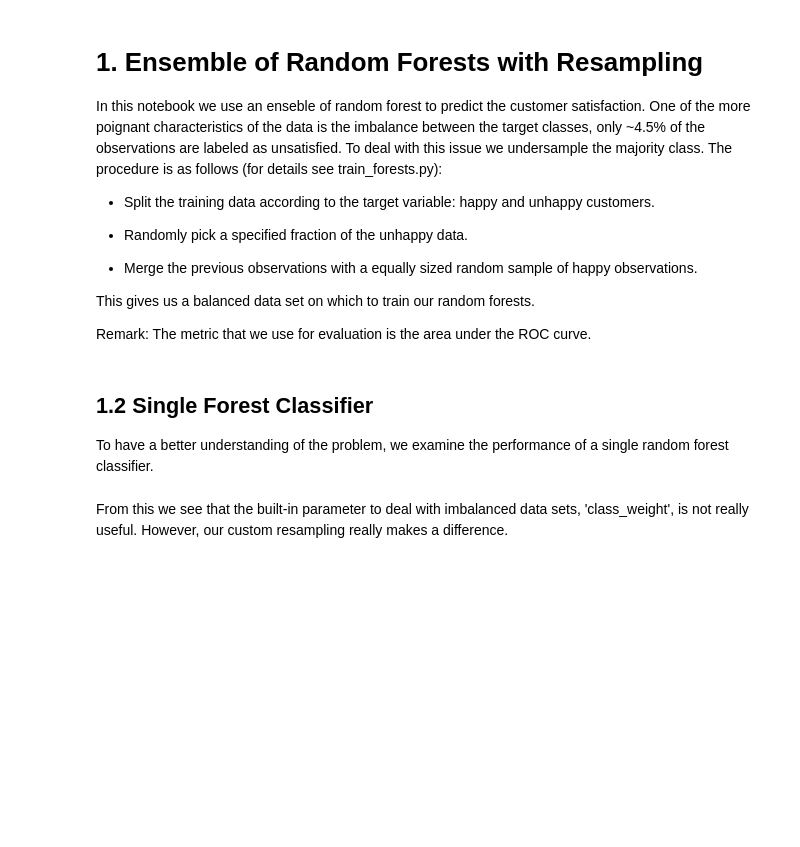
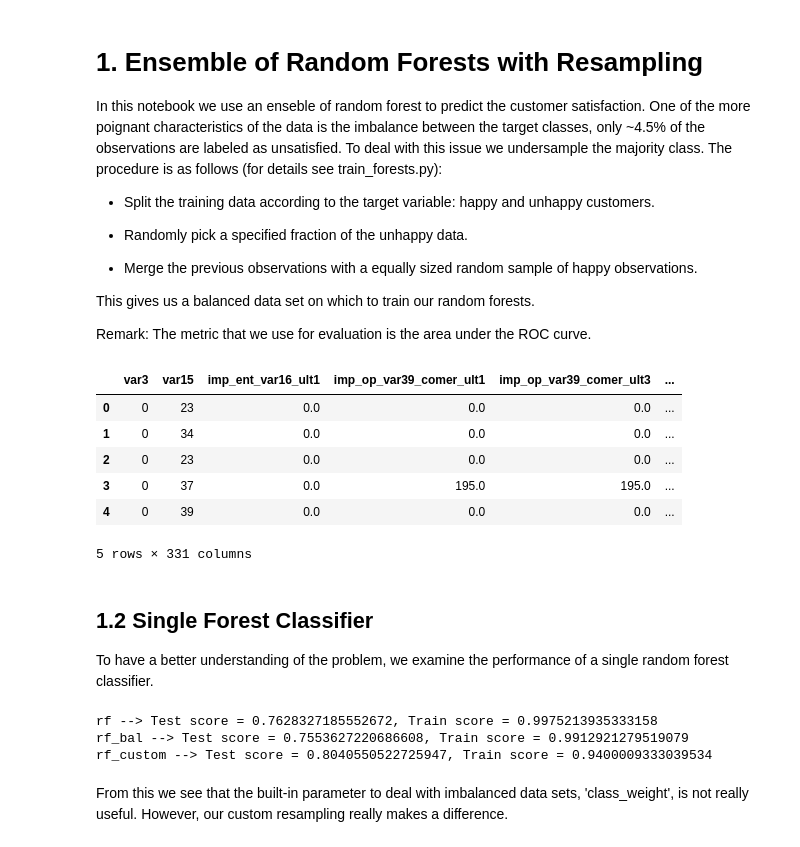
Before and after one commit to martinci/santander-2016, a Jupyter notebook: Random Forests.ipynb, the cells around one changed output. Drawn from its saved outputs; the diff is of its cells as text; code cells hidden in the pictures; blank space fills up the shorter version.

```diff
--- a/Random Forests.ipynb
+++ b/Random Forests.ipynb
@@ -29,13 +29,25 @@ from process_data import process, create_submission, drop_columns
 from train_forests import trainForests, mean_ensemble
 # %%
 #data = pd.read_csv('data/train_saldo.csv')
-data = pd.read_csv('data/train_extended_saldo.csv')
+#data = pd.read_csv('data/train_extended_saldo.csv')
+data = pd.read_csv('data/train.csv')
+process(data)
 # %%
 train, test = train_test_split(data, test_size = 0.2, random_state = 42)
 # %%
 X_train, Y_train = train.ix[:,:-1], train['TARGET']
 # %%
 X_test, Y_test = test.ix[:,:-1], test['TARGET']
+# %%
+data.head()
+# %% [output]
+|  | var3 | var15 | imp_ent_var16_ult1 | imp_op_var39_comer_ult1 | imp_op_var39_comer_ult3 | ... |
+| 0 | 0 | 23 | 0.0 | 0.0 | 0.0 | ... |
+| 1 | 0 | 34 | 0.0 | 0.0 | 0.0 | ... |
+| 2 | 0 | 23 | 0.0 | 0.0 | 0.0 | ... |
+| 3 | 0 | 37 | 0.0 | 195.0 | 195.0 | ... |
+| 4 | 0 | 39 | 0.0 | 0.0 | 0.0 | ... |
+5 rows × 331 columns
 # %% [markdown]
 ## 1.2 Single Forest Classifier
 
@@ -50,13 +62,20 @@ rf_custom = trainForests(train, n_trees = 150)[0]
 # %%
 # rf
 Y_prob = pd.DataFrame(rf.predict_proba(X_test))[1]
-print("rf_score is {}".format(roc_auc_score(Y_test, Y_prob)))
+Y_prob_train = pd.DataFrame(rf.predict_proba(X_train))[1]
+print("rf --> Test score = {}, Train score = {}".format(roc_auc_score(Y_test, Y_prob), roc_auc_score(Y_train, Y_prob_train)))
 # rf_bal
 Y_prob = pd.DataFrame(rf_bal.predict_proba(X_test))[1]
-print("rf_bal score is {}".format(roc_auc_score(Y_test, Y_prob)))
+Y_prob_train = pd.DataFrame(rf_bal.predict_proba(X_train))[1]
+print("rf_bal --> Test score = {}, Train score = {}".format(roc_auc_score(Y_test, Y_prob), roc_auc_score(Y_train, Y_prob_train)))
 # rf_custom
 Y_prob = pd.DataFrame(rf_custom.predict_proba(X_test))[1]
-print("rf_custom score is {}".format(roc_auc_score(Y_test, Y_prob)))
+Y_prob_train = pd.DataFrame(rf_custom.predict_proba(X_train))[1]
+print("rf_custom --> Test score = {}, Train score = {}".format(roc_auc_score(Y_test, Y_prob), roc_auc_score(Y_train, Y_prob_train)))
+# %% [output]
+rf --> Test score = 0.7628327185552672, Train score = 0.9975213935333158
+rf_bal --> Test score = 0.7553627220686608, Train score = 0.9912921279519079
+rf_custom --> Test score = 0.8040550522725947, Train score = 0.9400009333039534
 # %% [markdown]
 From this we see that the built-in parameter to deal with imbalanced data sets, 'class_weight', is not really useful. However, our custom resampling really makes a difference.
 # %% [markdown]
```
Also changed, not shown: parts of 13 cells of this notebook, 8 other files.
